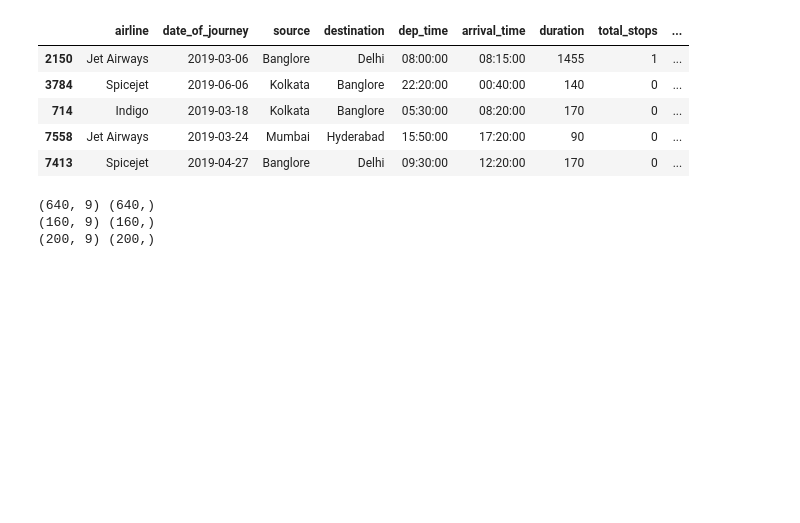
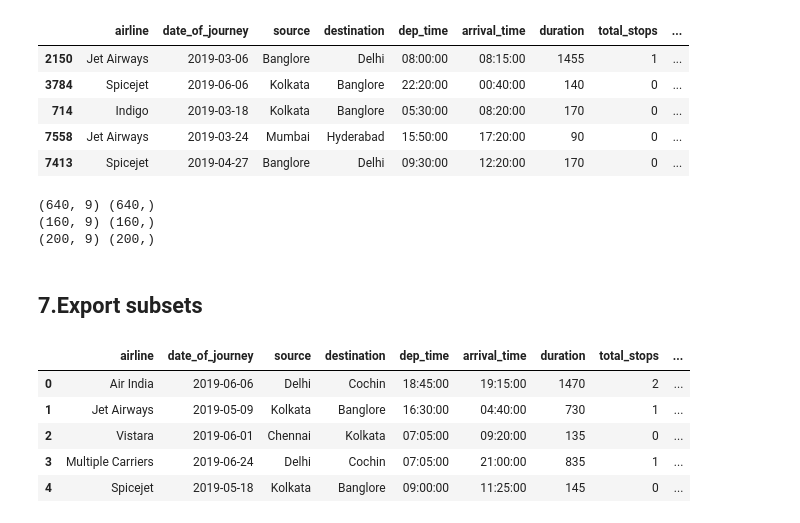
Before and after one commit to Octopus30/Sagemaker-Price-Predictor, a Jupyter notebook: Notebooks/data cleaning.ipynb, the cells around one changed output. Drawn from its saved outputs; the diff is of its cells as text; code cells hidden in the pictures; blank space fills up the shorter version.

Commit message:
Data cleaning

```diff
--- a/Notebooks/data cleaning.ipynb
+++ b/Notebooks/data cleaning.ipynb
@@ -507,3 +507,24 @@ print(X_test.shape,y_test.shape)
 (640, 9) (640,)
 (160, 9) (160,)
 (200, 9) (200,)
+# %% [markdown]
+## 7.Export subsets
+# %%
+def export_data(x,y,name):
+    file_name = f"{name}.csv"
+    file_path = os.path.join(project_dir,data_dir,file_name)
+
+    x.join(y).to_csv(file_path,index =False)
+
+    return pd.read_csv(file_path).head()
+# %%
+export_data(X_train,y_train,'train')
+export_data(X_val,y_val,'val')
+export_data(X_test,y_test,'test')
+# %% [output]
+|  | airline | date_of_journey | source | destination | dep_time | arrival_time | duration | total_stops | ... |
+| 0 | Air India | 2019-06-06 | Delhi | Cochin | 18:45:00 | 19:15:00 | 1470 | 2 | ... |
+| 1 | Jet Airways | 2019-05-09 | Kolkata | Banglore | 16:30:00 | 04:40:00 | 730 | 1 | ... |
+| 2 | Vistara | 2019-06-01 | Chennai | Kolkata | 07:05:00 | 09:20:00 | 135 | 0 | ... |
+| 3 | Multiple Carriers | 2019-06-24 | Delhi | Cochin | 07:05:00 | 21:00:00 | 835 | 1 | ... |
+| 4 | Spicejet | 2019-05-18 | Kolkata | Banglore | 09:00:00 | 11:25:00 | 145 | 0 | ... |
```
Also changed, not shown: 7 other files.
